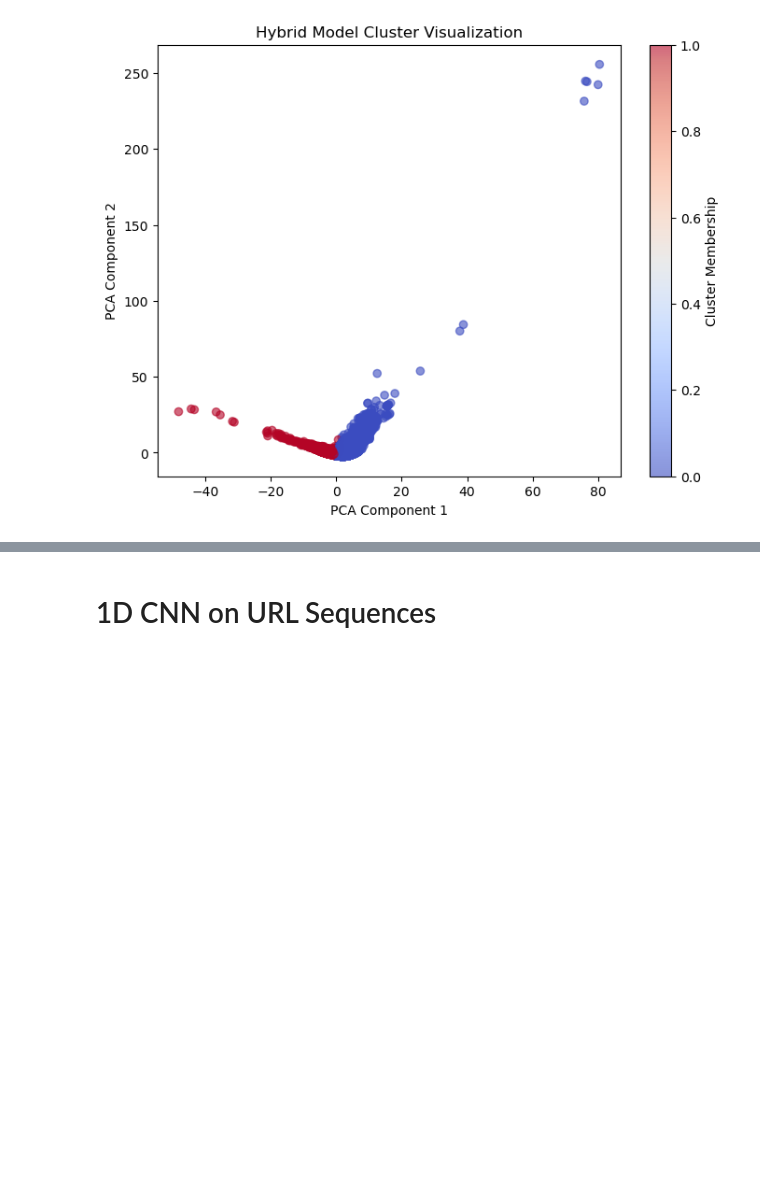
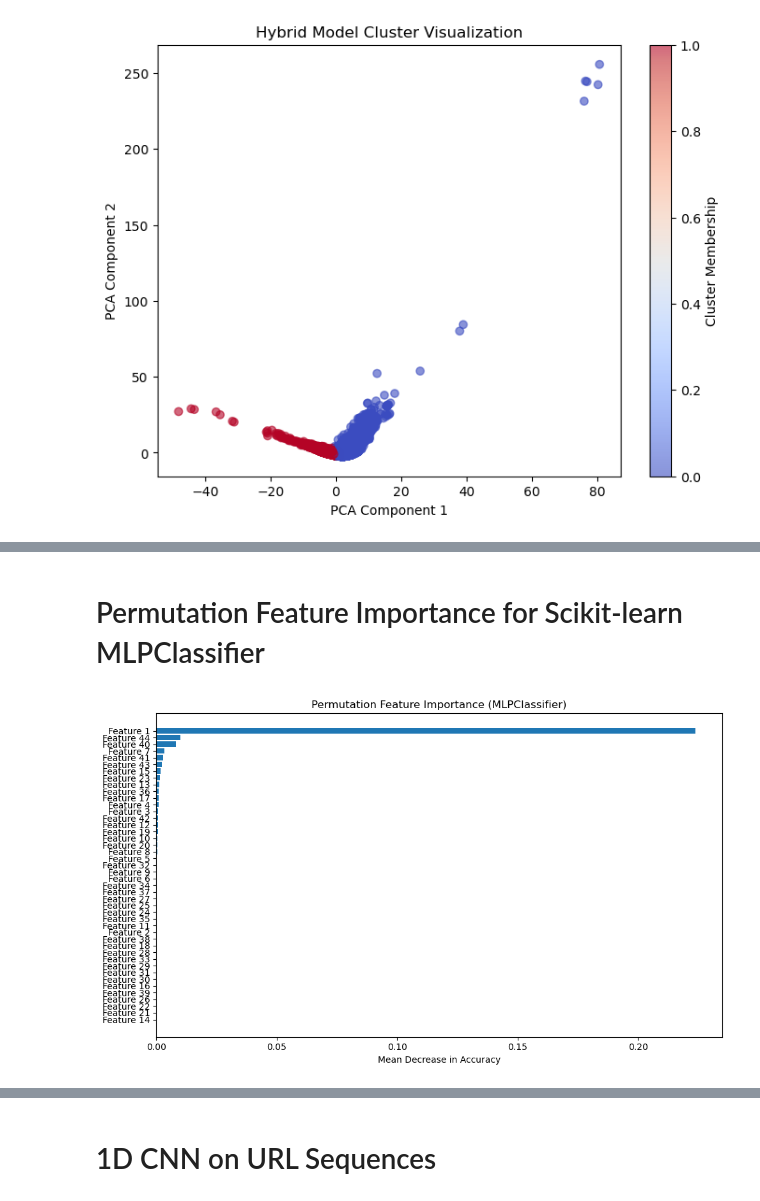
Before and after one commit to shivani309/Phishing-url-detection, a Jupyter notebook: Clustering/Fuzzycmeansandnn.ipynb, the cells around one changed output, grey strips where cells are left out. Saved outputs shown, nothing was run; the diff lists cells and outputs as text; code cells hidden in the pictures; blank space fills up the shorter version.

```diff
--- a/Clustering/Fuzzycmeansandnn.ipynb
+++ b/Clustering/Fuzzycmeansandnn.ipynb
@@ -229,0 +344,28 @@ Average accuracy: 99.99%
+# %% [markdown]
+# Permutation Feature Importance for Scikit-learn MLPClassifier
+# %%
+from sklearn.inspection import permutation_importance
+import matplotlib.pyplot as plt
+
+# Fit scikit-learn MLPClassifier
+mlp_model = MLPClassifier(hidden_layer_sizes=(64, 32), max_iter=100, solver='adam', random_state=42)
+scaler = StandardScaler()
+X_scaled = scaler.fit_transform(X_fcm)
+mlp_model.fit(X_scaled, labels)
+
+# Compute permutation importance
+result = permutation_importance(mlp_model, X_scaled, labels, n_repeats=10, random_state=42, scoring='accuracy')
+
+# Plot
+import numpy as np
+sorted_idx = result.importances_mean.argsort()
+feature_names = [f'Feature {i+1}' for i in range(X_fcm.shape[1])]
+
+plt.figure(figsize=(10, 6))
+plt.barh(np.array(feature_names)[sorted_idx], result.importances_mean[sorted_idx])
+plt.xlabel("Mean Decrease in Accuracy")
+plt.title("Permutation Feature Importance (MLPClassifier)")
+plt.tight_layout()
+plt.show()
+# %% [output]
+[figure, added]
```
Also changed, not shown: parts of 13 cells of this notebook, 2 other files.
